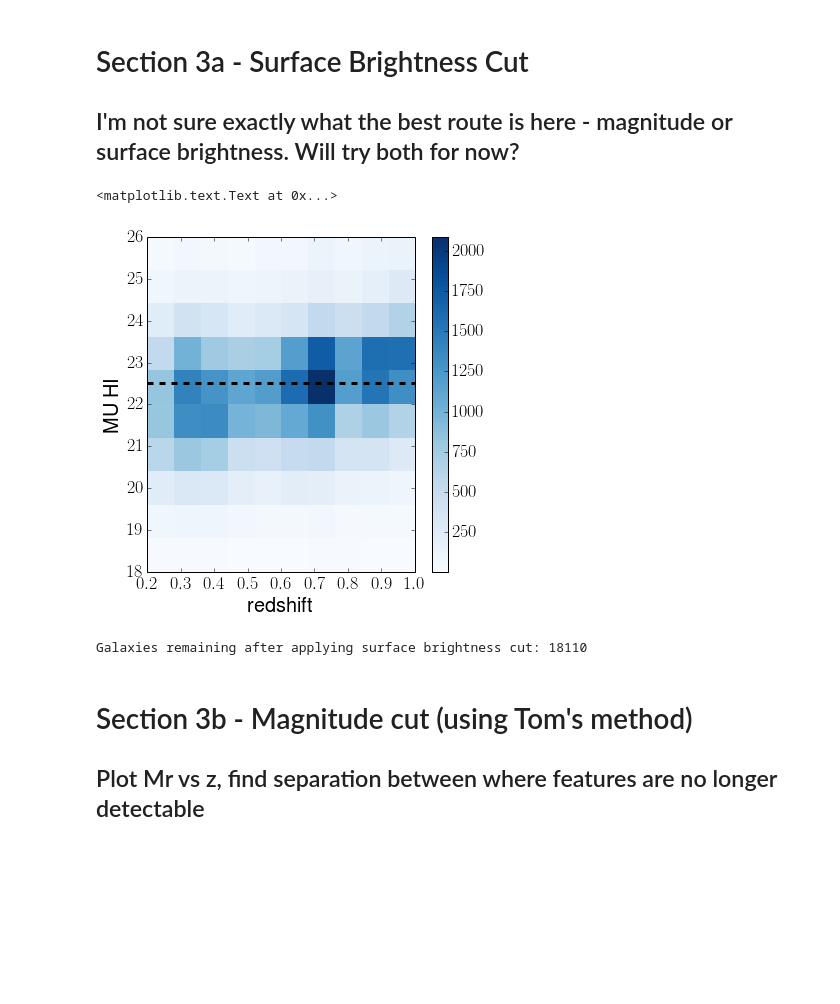
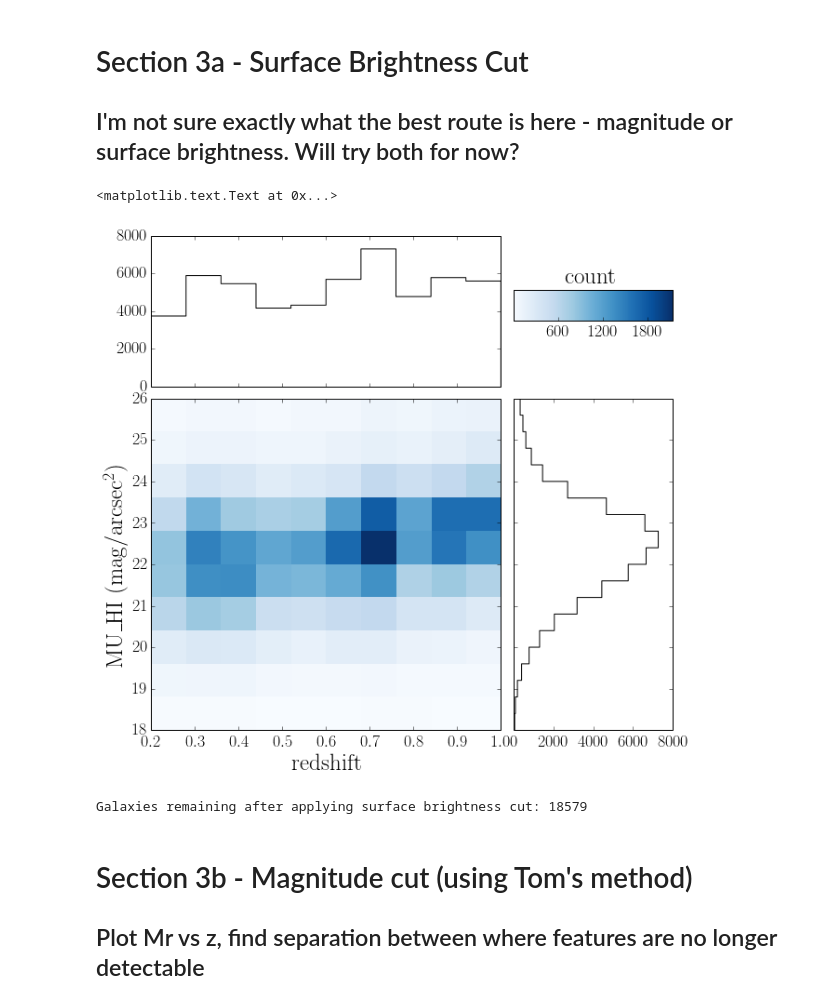
Before and after one commit to Mel23/GZ_Hubble_Science, a Jupyter notebook: Red_Disk_Fraction/red_disks.ipynb, the cells around one changed output. Cells and saved outputs as stored; diff of their text form; code cells hidden in the pictures; blank space fills up the shorter version.

```diff
--- a/Red_Disk_Fraction/red_disks.ipynb
+++ b/Red_Disk_Fraction/red_disks.ipynb
@@ -25,7 +27,10 @@ Populating the interactive namespace from numpy and matplotlib
 # %%
 data = pyfits.open('/home/mel/Documents/GZ_HUBBLE/other_catalogs/ULTRAVISTA/matched_catalog.fits')
 data=data[1].data
+# %%
+#update redshift column to take the best version
+z='Z_BEST_COMBINED'
 # %%
-data_2_1 = (data['Z']>=0.2) & (data['Z']<=1.0)
+data_2_1 = (data[z]>=0.2) & (data[z]<=1.0)
 print 'The number of galaxies in COSMOS between $0.2 < z < 1.0$ is %s'%len(data[data_2_1])
 # %% [output]
@@ -87,30 +92,60 @@ The number of galaxies after removing dusty galaxies is 50460
 # %% [markdown]
 # Section 3a - Surface Brightness Cut
 ## I'm not sure exactly what the best route is here - magnitude or surface brightness. Will try both for now?
-# %%
-mpl.rcParams['xtick.labelsize'] = 18
-mpl.rcParams['ytick.labelsize'] = 18
-
-f=plt.figure(figsize=(6,6))
-gs=gridspec.GridSpec(1,1)
-
-ax=plt.subplot(gs[0,0])
-hist,xedges,yedges=np.histogram2d(data[data_2_1]['Z'],data[data_2_1]['MU_HI'],range=((.2,1),(18,26)))
-extent=[xedges[0],xedges[-1],yedges[0],yedges[-1]]
-plt.imshow(hist.T,origin='lower',interpolation='nearest',extent=extent,aspect='auto',cmap=cm.Blues)
-plt.colorbar()
-plt.axhline(y=22.5,ls='dashed',color='k',lw=3)
-plt.xlabel('redshift',fontsize=20)
-plt.ylabel('MU~HI',fontsize=20)
-# %% [output]
-<matplotlib.text.Text at 0x...>
-[figure, removed]
+# %%
+left, width = 0.12, 0.55
+bottom, height = 0.12, 0.55
+bottom_h = left_h = left+width+0.02
+
+rect_temperature = [left, bottom, width, height] # dimensions of temp plot
+rect_histx = [left, bottom_h, width, 0.25] # dimensions of x-histogram
+rect_histy = [left_h, bottom, 0.25, height] # dimensions of y-histogram
+
+xlabel = '$\mathrm{redshift}$'
+ylabel = '$\mathrm{MU\_HI~(mag/arcsec^2)}$'
+
+
+fig = plt.figure(1, figsize=(9.5,9))
+
+axTemperature = plt.axes(rect_temperature) # temperature plot
+axHistx = plt.axes(rect_histx) # x histogram
+axHisty = plt.axes(rect_histy) # y histogram
+
+nullfmt = NullFormatter()
+axHistx.xaxis.set_major_formatter(nullfmt)
+axHisty.yaxis.set_major_formatter(nullfmt)
+
+hist,xedges,yedges=np.histogram2d(data[data_2_1][z],data[data_2_1]['MU_HI'],range=((.2,1),(18,26)))
+
+extent=[xedges[0],xedges[-1],yedges[0],yedges[-1]]
+
+cax = axTemperature.imshow(hist.T,origin='lower',interpolation='nearest',extent=extent,aspect='auto',cmap=cm.Blues)
+axHistx.hist(data[data_2_1][z], color = 'k',histtype='step',range=(.2,1))
+axHisty.hist(data[data_2_1]['MU_HI'],orientation='horizontal', color = 'k',histtype='step',range=(18,26),bins=20)
+
+axHisty.xaxis.set_major_locator(MaxNLocator(4))
+axHistx.yaxis.set_major_locator(MaxNLocator(4))
+
+axTemperature.set_xlabel(xlabel,fontsize=25)
+axTemperature.set_ylabel(ylabel,fontsize=25)
+
+
+cbaxes = fig.add_axes([0.69, 0.8, 0.25, 0.05])
+cb = plt.colorbar(cax, cax = cbaxes,orientation='horizontal')
+tick_locator = ticker.MaxNLocator(nbins=4)
+cb.locator = tick_locator
+cb.update_ticks()
+
+fig.text(.77,.86,'$\mathrm{count}$',fontsize=25)
+# %% [output]
+<matplotlib.text.Text at 0x...>
+[figure, added]
 # %%
 SB_cut = (data['MU_HI']<22)
-new_sample = (data['Z']>=0.2) & (data['Z']<=1) & red_cut & SB_cut
+new_sample = (data[z]>=0.2) & (data[z]<=1) & red_cut & SB_cut
 print 'Galaxies remaining after applying surface brightness cut: %s'%len(data[new_sample])
 # %% [output]
-Galaxies remaining after applying surface brightness cut: 18110
+Galaxies remaining after applying surface brightness cut: 18579
 # %% [markdown]
 # Section 3b - Magnitude cut (using Tom's method)
 ## Plot Mr vs z, find separation between where features are no longer detectable
```
Also changed, not shown: parts of 21 cells of this notebook.
